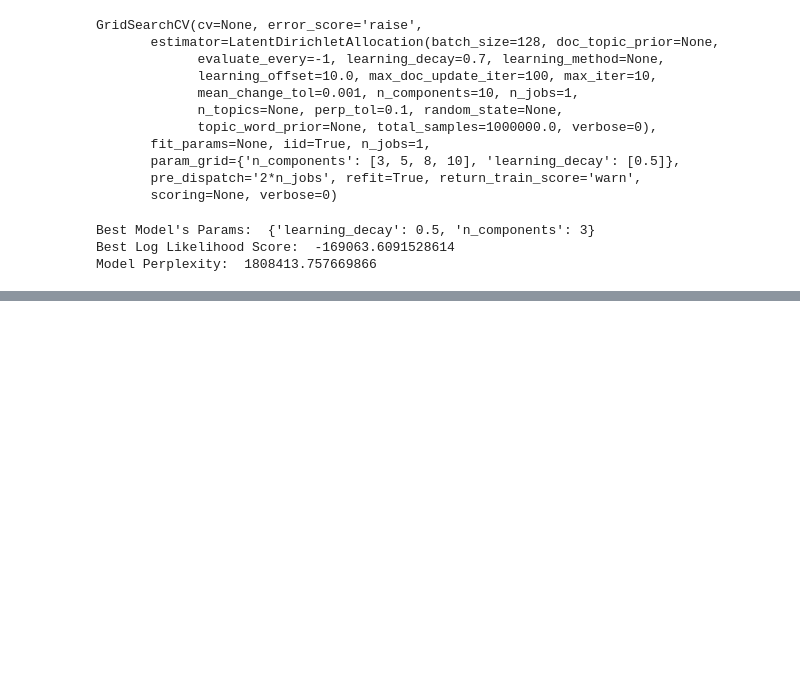
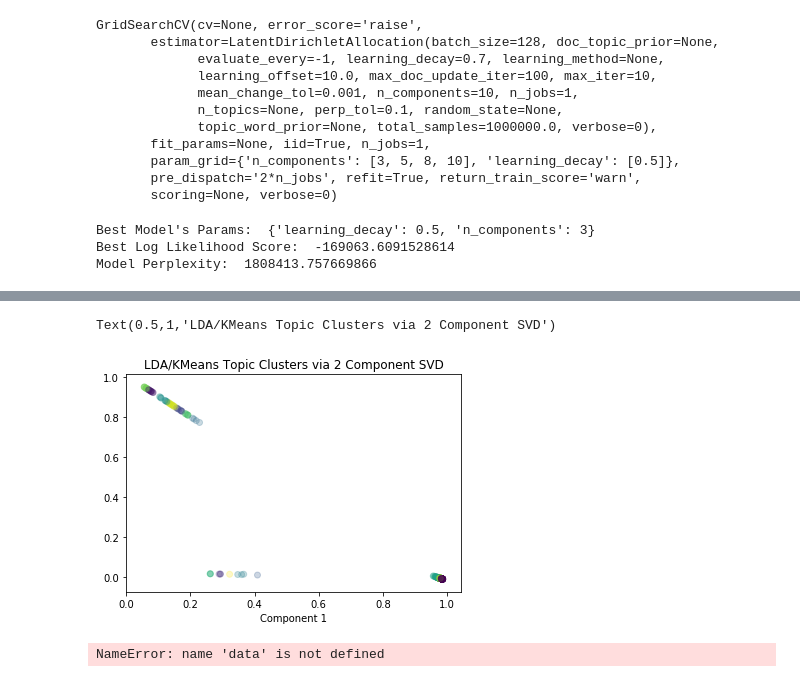
Before and after one commit to albertolovell/closed_caption_classifier, a Jupyter notebook: cc.ipynb, the cells around one changed output, grey strips where cells are left out. Cells and saved outputs as stored; diff of their text form; code cells hidden in the pictures; blank space fills up the shorter version.

```diff
--- a/cc.ipynb
+++ b/cc.ipynb
@@ -561,0 +551,10 @@ NoneType
+# %%
+vectorizer = TfidfVectorizer(stop_words=stopwords.words('english'), ngram_range=(1, 3), lowercase=True)
+tfidf_model = vectorizer.fit_transform(text)
+
+best_lda_model = LatentDirichletAllocation(n_components=3, learning_decay=0.5)
+best_lda_model.fit(tfidf_model)
+
+df_topic_keywords = pd.DataFrame(best_lda_model.components_)
+df_topic_keywords.columns = vectorizer.get_feature_names()
+df_topic_keywords.head()
@@ -562,3 +591,34 @@ NoneType
+# %%
+lda_output = best_lda_model.transform(tfidf_model)
+clusters = KMeans(n_clusters=15, random_state=100).fit_predict(lda_output)
+
+svd_model = TruncatedSVD(n_components=2)
+lda_output_svd = svd_model.fit_transform(lda_output)
+
+plt.scatter(lda_output_svd[:, 0], lda_output_svd[:, 1], c=clusters, alpha=0.25)
+plt.xlabel('Component 2')
+plt.xlabel('Component 1')
+plt.title("LDA/KMeans Topic Clusters via 2 Component SVD", )
+# %% [output]
+Text(0.5,1,'LDA/KMeans Topic Clusters via 2 Component SVD')
+[figure, added]
+# %%
+from sklearn.metrics.pairwise import euclidean_distances
+
+nlp = spacy.load('en', disable=['parser', 'ner'])
+
+def similar_documents(text, doc_topic_probs, documents=data, nlp=nlp, top_n=5, verbose=False):
+
+    topic, x  = predict_topic(text)
+    dists = euclidean_distances(x.reshape(1, -1), doc_topic_probs)[0]
+    doc_ids = np.argsort(dists)[:top_n]
+
+    if verbose:
+        print("Topic KeyWords: ", topic)
+
+    return doc_ids, np.take(documents, doc_ids)
+# %% [output]
+NameError: name 'data' is not defined
 # %%
 output_file("toolbar.html")
 
```
Also changed, not shown: parts of 6 cells of this notebook.
